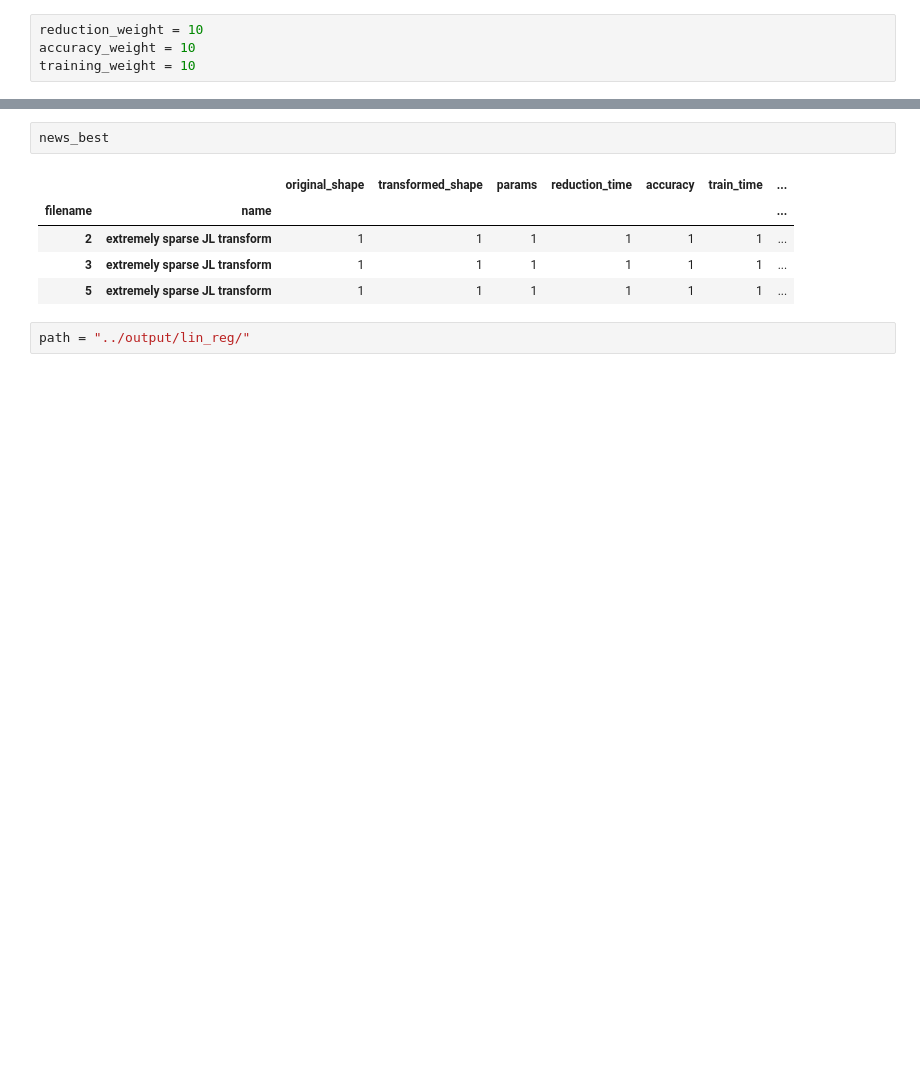
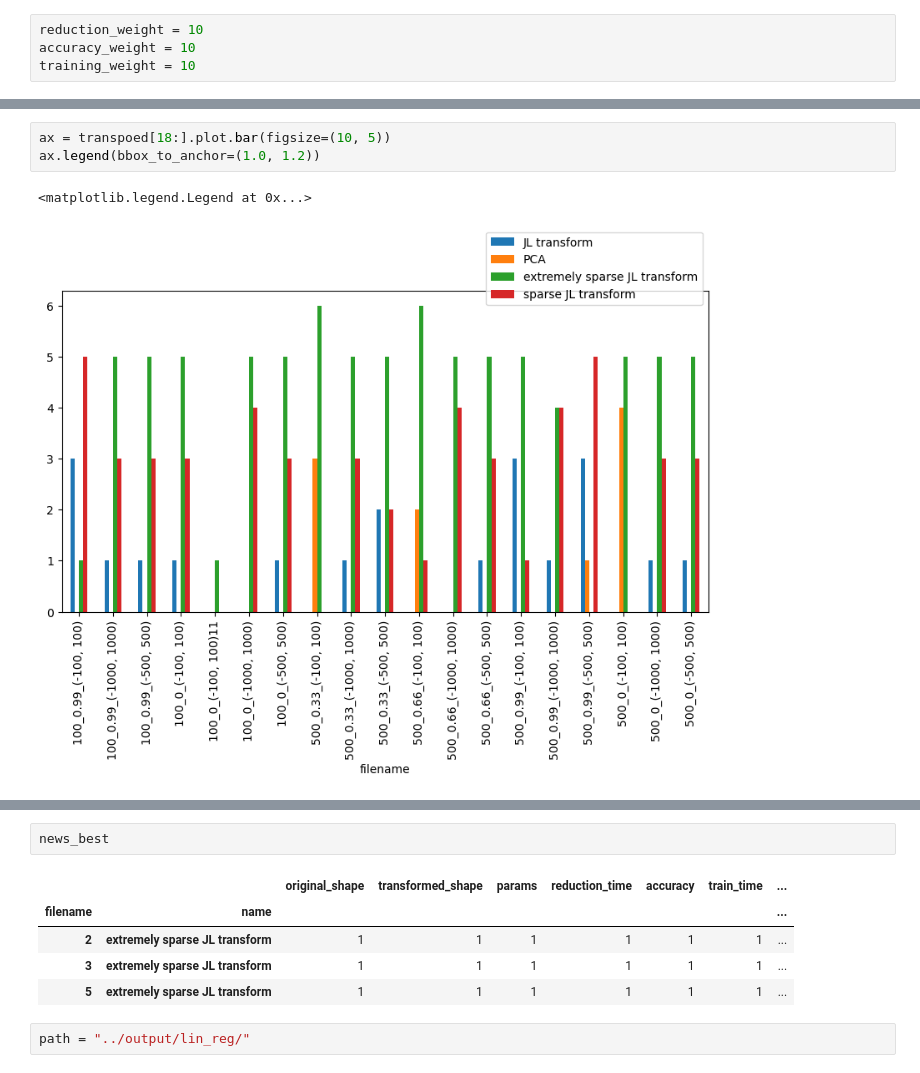
Before and after one commit to bhumsoonjun/data-sci-proj, a Jupyter notebook: analysis/analysis_all.ipynb, the cells around one changed output, grey strips where cells are left out. Drawn from its saved outputs; the diff is of its cells as text; blank space fills up the shorter version.

```diff
--- a/analysis/analysis_all.ipynb
+++ b/analysis/analysis_all.ipynb
@@ -66,0 +79,6 @@ kmeans_best
+# %%
+ax = transpoed[18:].plot.bar(figsize=(10, 5))
+ax.legend(bbox_to_anchor=(1.0, 1.2))
+# %% [output]
+<matplotlib.legend.Legend at 0x...>
+[figure, added]
```
Also changed, not shown: parts of 13 cells of this notebook, 5 other files.
